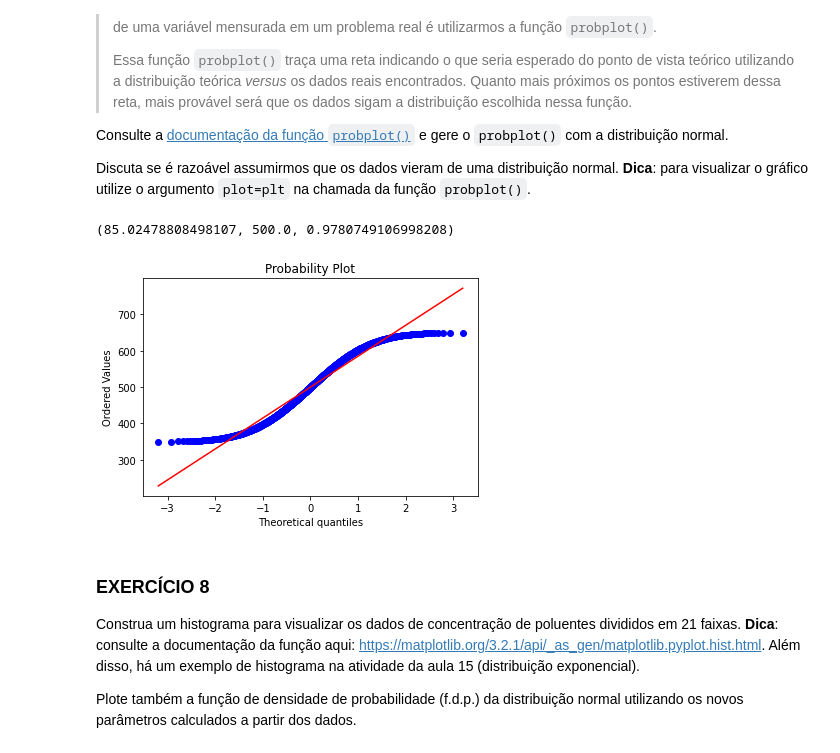
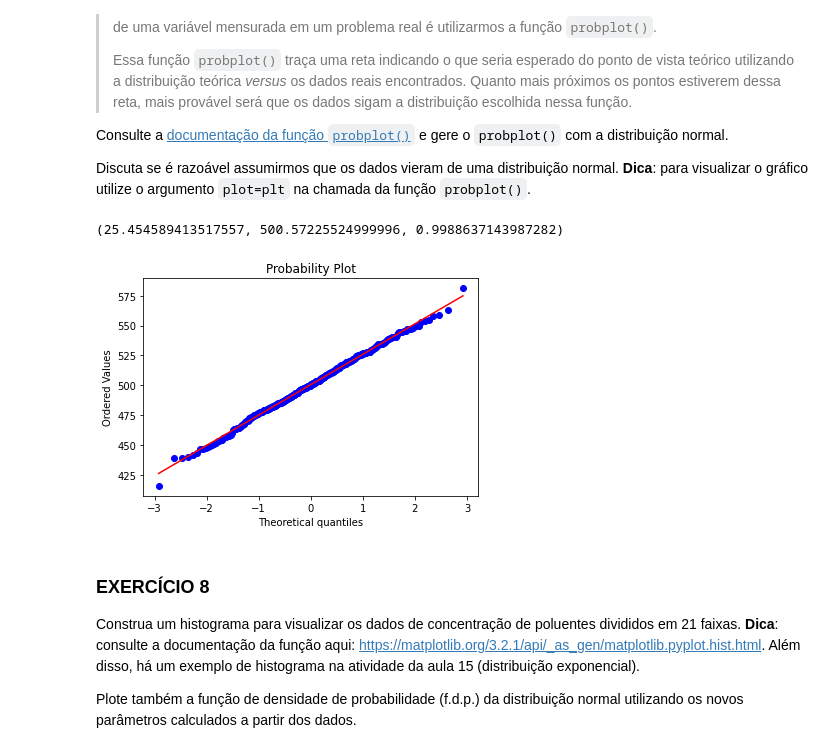
Before and after one commit to brunozalc/CD22-2, a Jupyter notebook: aula18/Aula18_Atividade_ModelosProbabilisticosContinuosNormal.ipynb, the cells around one changed output. Cells and saved outputs as stored; diff of their text form; code cells hidden in the pictures.

```diff
--- a/aula18/Aula18_Atividade_ModelosProbabilisticosContinuosNormal.ipynb
+++ b/aula18/Aula18_Atividade_ModelosProbabilisticosContinuosNormal.ipynb
@@ -249,11 +249,11 @@ Consulte a [documentação da função `probplot()`](https://docs.scipy.org/doc/
 
 Discuta se é razoável assumirmos que os dados vieram de uma distribuição normal. **Dica**: para visualizar o gráfico utilize o argumento `plot=plt` na chamada da função `probplot()`.
 # %%
-fx_teorica = stats.probplot(lista_x, dist="norm", plot=plt)
+fx_teorica = stats.probplot(concentracao, dist="norm", plot=plt)
 fx_teorica[1]
 # %% [output]
-(85.02478808498107, 500.0, 0.9780749106998208)
+(25.454589413517557, 500.57225524999996, 0.9988637143987282)
-[figure, old version]
+[figure, new version]
 # %% [markdown]
 <div id="ex8"></div>
 
```
